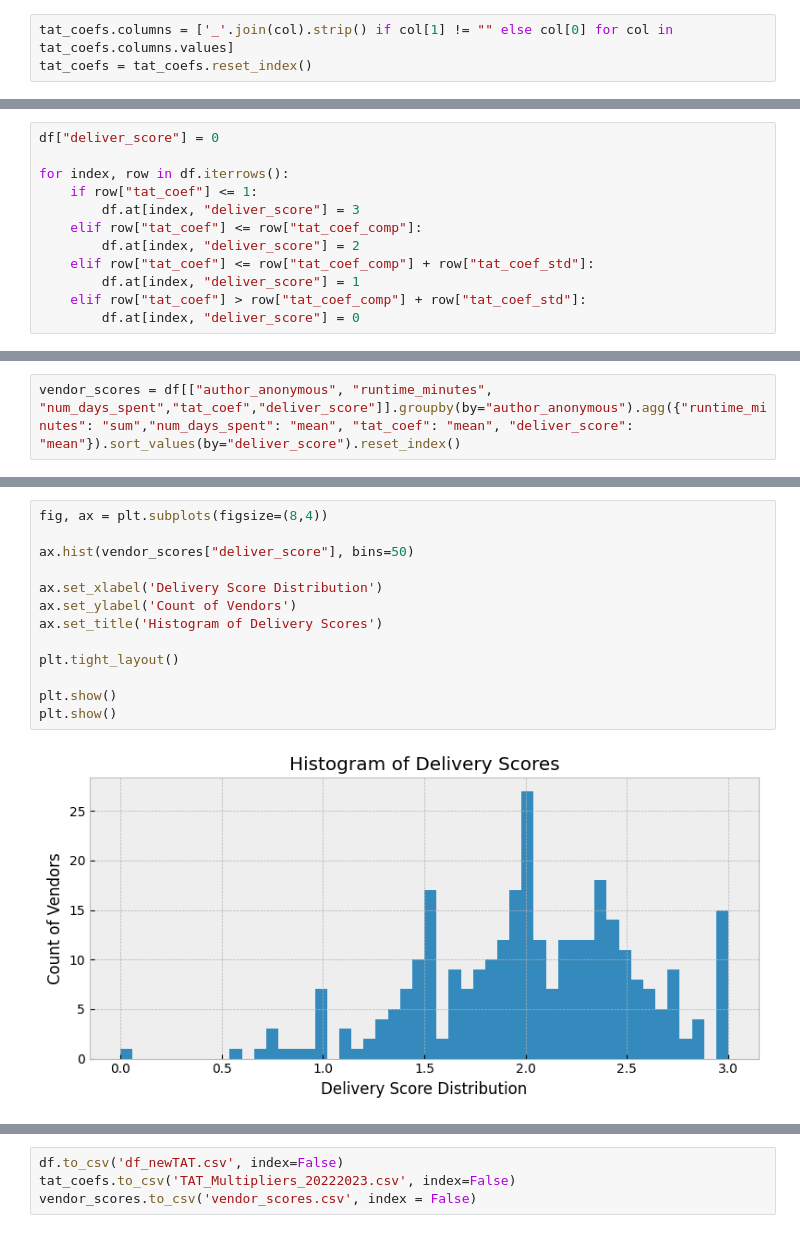
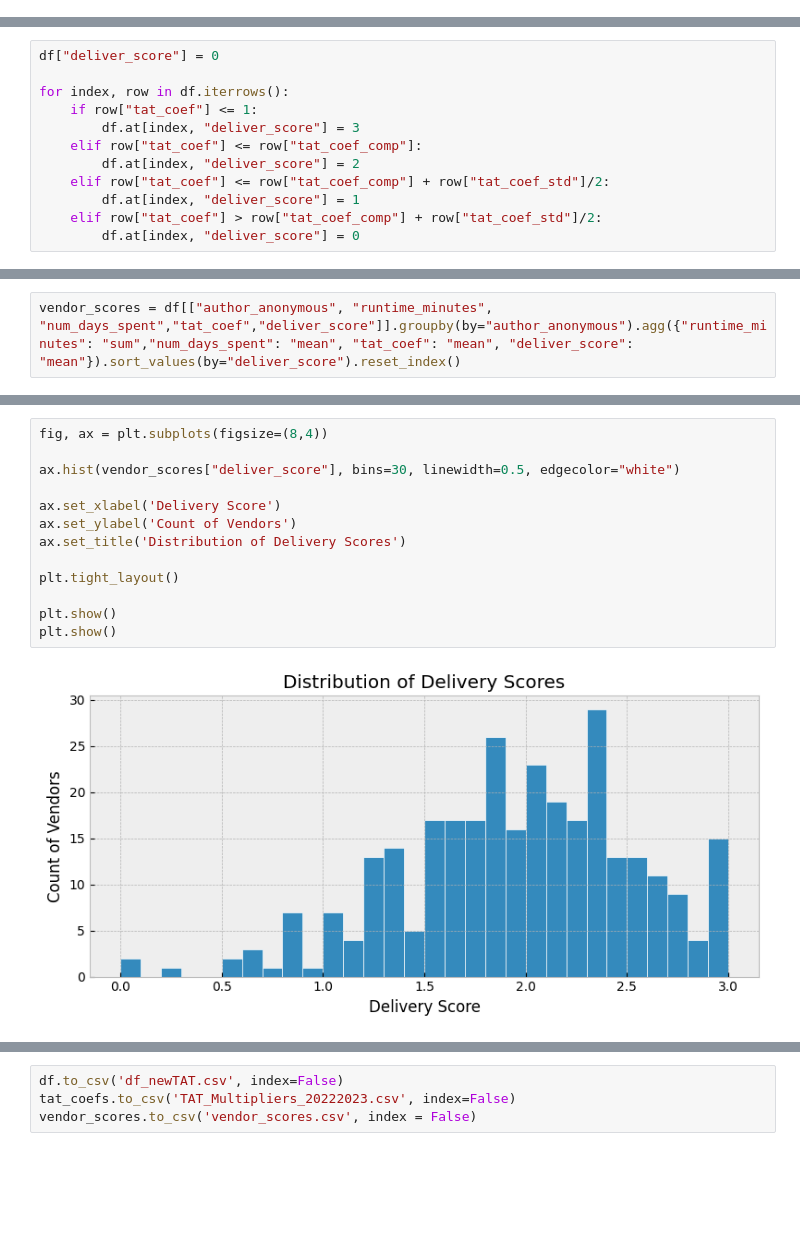
Before and after one commit to offthemenu/tatMultiplierProject, a Jupyter notebook: Processing/dataProcessing.ipynb, the cells around one changed output, grey strips where cells are left out. Saved outputs shown, nothing was run; the diff lists cells and outputs as text; blank space fills up the shorter version.

```diff
--- a/Processing/dataProcessing.ipynb
+++ b/Processing/dataProcessing.ipynb
@@ -231,3 +216,0 @@ tat_coefs = df.groupby(by=["asset_type", "reason_code", "original_audio_language
-# %%
-tat_coefs.columns = ['_'.join(col).strip() if col[1] != "" else col[0] for col in tat_coefs.columns.values]
-tat_coefs = tat_coefs.reset_index()
@@ -310,7 +261,7 @@ for index, row in df.iterrows():
         df.at[index, "deliver_score"] = 3
     elif row["tat_coef"] <= row["tat_coef_comp"]:
         df.at[index, "deliver_score"] = 2
-    elif row["tat_coef"] <= row["tat_coef_comp"] + row["tat_coef_std"]:
+    elif row["tat_coef"] <= row["tat_coef_comp"] + row["tat_coef_std"]/2:
         df.at[index, "deliver_score"] = 1
-    elif row["tat_coef"] > row["tat_coef_comp"] + row["tat_coef_std"]:
+    elif row["tat_coef"] > row["tat_coef_comp"] + row["tat_coef_std"]/2:
         df.at[index, "deliver_score"] = 0
@@ -337,18 +304,18 @@ vendor_scores = df[["author_anonymous", "runtime_minutes", "num_days_spent","tat
 # %%
 fig, ax = plt.subplots(figsize=(8,4))
 
-ax.hist(vendor_scores["deliver_score"], bins=50)
+ax.hist(vendor_scores["deliver_score"], bins=30, linewidth=0.5, edgecolor="white")
 
-ax.set_xlabel('Delivery Score Distribution')
+ax.set_xlabel('Delivery Score')
 ax.set_ylabel('Count of Vendors')
-ax.set_title('Histogram of Delivery Scores')
+ax.set_title('Distribution of Delivery Scores')
 
 plt.tight_layout()
 
 plt.show()
 plt.show()
 # %% [output]
-[figure, old version]
+[figure, new version]
 # %%
 print(vendor_scores[vendor_scores["deliver_score"] <= 1])
 print()
```
Also changed, not shown: parts of 11 cells of this notebook, 4 other files.
